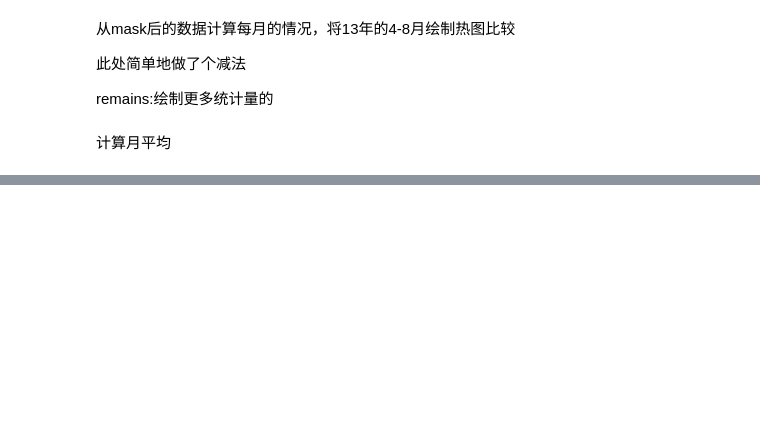
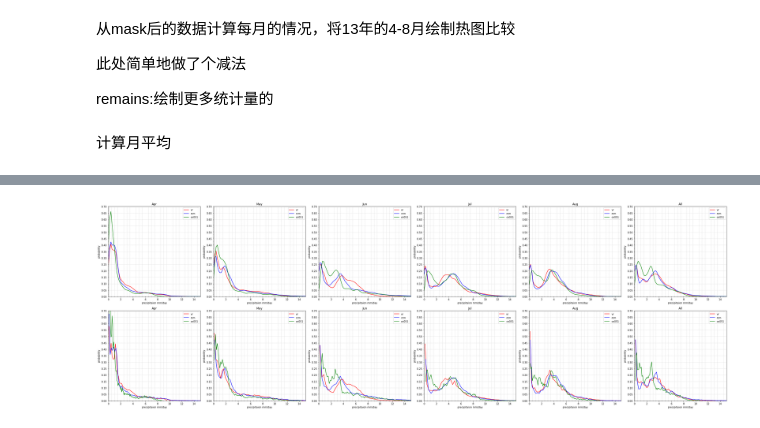
Before and after one commit to dozerlcl/MPAS_case_study, a Jupyter notebook: 92-25km_vr_rcm_postprocess/visualization/check_obs/check_cn051/pre/time_series/mon_pdf.ipynb, the cells around one changed output, grey strips where cells are left out. Saved outputs shown, nothing was run; the diff lists cells and outputs as text; code cells hidden in the pictures; blank space fills up the shorter version.

Commit message:
add pdf plot

```diff
--- a/92-25km_vr_rcm_postprocess/visualization/check_obs/check_cn051/pre/time_series/mon_pdf.ipynb
+++ b/92-25km_vr_rcm_postprocess/visualization/check_obs/check_cn051/pre/time_series/mon_pdf.ipynb
@@ -144,0 +48,18 @@ plt.savefig("./output_pic/heatplot_months_stats.png")
+# %%
+# groupby到每个月，计算其上的空间平均
+cn051_monofyears = cn051_raw.groupby(cn051_raw.time.dt.month).mean()
+vr_monofyears = vr_raw.groupby(vr_raw.Time.dt.month).mean()
+rcm_monofyears = rcm_raw.groupby(rcm_raw.Time.dt.month).mean()
+# %%
+# 计算整个 4-8 月的平均
+rcm_timemean = rcm_raw.mean(dim="Time")
+vr_timemean  = vr_raw.mean(dim="Time")
+cn051_timemean = cn051_raw.mean(dim="time")
+# %%
+# 将 4-8 月的平均添加 months 维度，添加到每个月的group结果之下
+rcm_monofyears = xr.concat([rcm_monofyears, rcm_timemean.assign_coords({'month' : 'all'}).expand_dims('month')], dim='month', coords="minimal")
+
+vr_monofyears = xr.concat([vr_monofyears, vr_timemean.assign_coords({'month' : 'all'}).expand_dims('month')], dim='month', coords="minimal")
+
+cn051_monofyears = xr.concat([cn051_monofyears, cn051_timemean.assign_coords({'month' : 'all'}).expand_dims('month')], dim='month', coords="minimal")
+# rcm_monofyears.month
@@ -144,0 +100,62 @@ plt.savefig("./output_pic/heatplot_months_stats.png")
+# %%
+
+
+# 进行绘图
+from matplotlib import pyplot as plt
+
+from matplotlib.ticker import (MultipleLocator, FormatStrFormatter,
+                               AutoMinorLocator)
+
+fig,ax = plt.subplots(2,6,figsize=(36,12))
+
+fig.patch.set_facecolor('white')
+mon_ind = 0
+mon_name = ['Apr','May','Jun','Jul','Aug','All']
+
+# 循环绘制所有月份的 核密度估计 PDF直方图
+for i in range(0,6):
+    model_type = 'vr'
+    ax[0,i].plot(kde_bins_5months[model_type][i], kde_5months[model_type][i],'-r', label=model_type)
+    ax[1,i].plot(bins_5months[model_type][i], histogram_5months[model_type][i], '-r', label=model_type)
+    model_type = 'rcm'
+    ax[0,i].plot(kde_bins_5months[model_type][i], kde_5months[model_type][i],'-b', label=model_type)
+    ax[1,i].plot(bins_5months[model_type][i], histogram_5months[model_type][i], '-b', label=model_type)
+    model_type = 'cn051'
+    ax[0,i].plot(kde_bins_5months[model_type][i], kde_5months[model_type][i],'-g', label=model_type)
+    ax[1,i].plot(bins_5months[model_type][i], histogram_5months[model_type][i], '-g', label=model_type)
+
+    ax[0,i].set_title(mon_name[i])
+    ax[1,i].set_title(mon_name[i])
+
+# 循环设置所有坐标轴以及范围
+
+for i, ax_ind in enumerate(ax.flat):
+
+    #  Make a plot with major ticks that are multiples of 20 and minor ticks that
+    # are multiples of 5.  Label major ticks with '%d' formatting but don't label
+    # minor ticks.
+    ax_ind.xaxis.set_major_locator(MultipleLocator(2))
+    ax_ind.xaxis.set_major_formatter(FormatStrFormatter('%d'))
+    # For the minor ticks, use no labels; default NullFormatter.
+    ax_ind.xaxis.set_minor_locator(MultipleLocator(0.5))
+
+    ax_ind.yaxis.set_major_locator(MultipleLocator(0.05))
+    ax_ind.yaxis.set_major_formatter(FormatStrFormatter('%.2f'))
+    ax_ind.yaxis.set_minor_locator(MultipleLocator(0.005))
+
+    ax_ind.set_xlim(0,15)
+    ax_ind.set_ylim(0,0.7)
+    ax_ind.xaxis.grid(linestyle=":", which="minor")
+    ax_ind.yaxis.grid(linestyle=":", which="major")
+
+    ax_ind.set_xlabel('precipitaion mm/day')
+    ax_ind.set_ylabel('probability')
+    # ax_ind.set_title(mon_name[int(i/2)])
+    # ax[0].set_xticks(np.linspace(0,15,16), minor=True)
+    # ax[0].xaxis.set_minor_locator()# = np.linspace(0,15,16))
+    ax_ind.legend()
+    plt.tight_layout()
+# plt.show()
+plt.savefig("./output_pic/pdf_kde_months.png")
+# %% [output]
+[figure, added]
```
Also changed, not shown: parts of 11 cells of this notebook, 2 other files.
